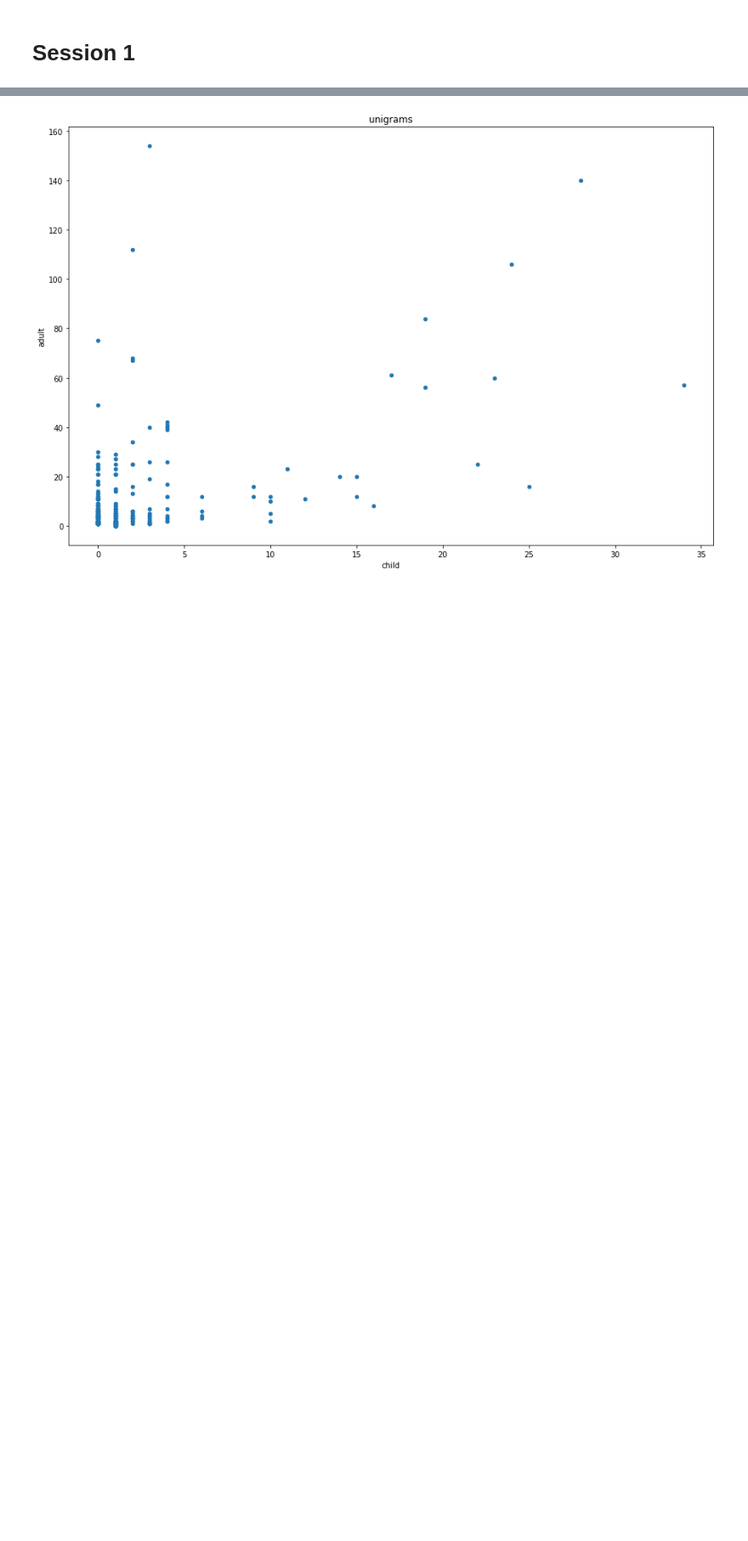
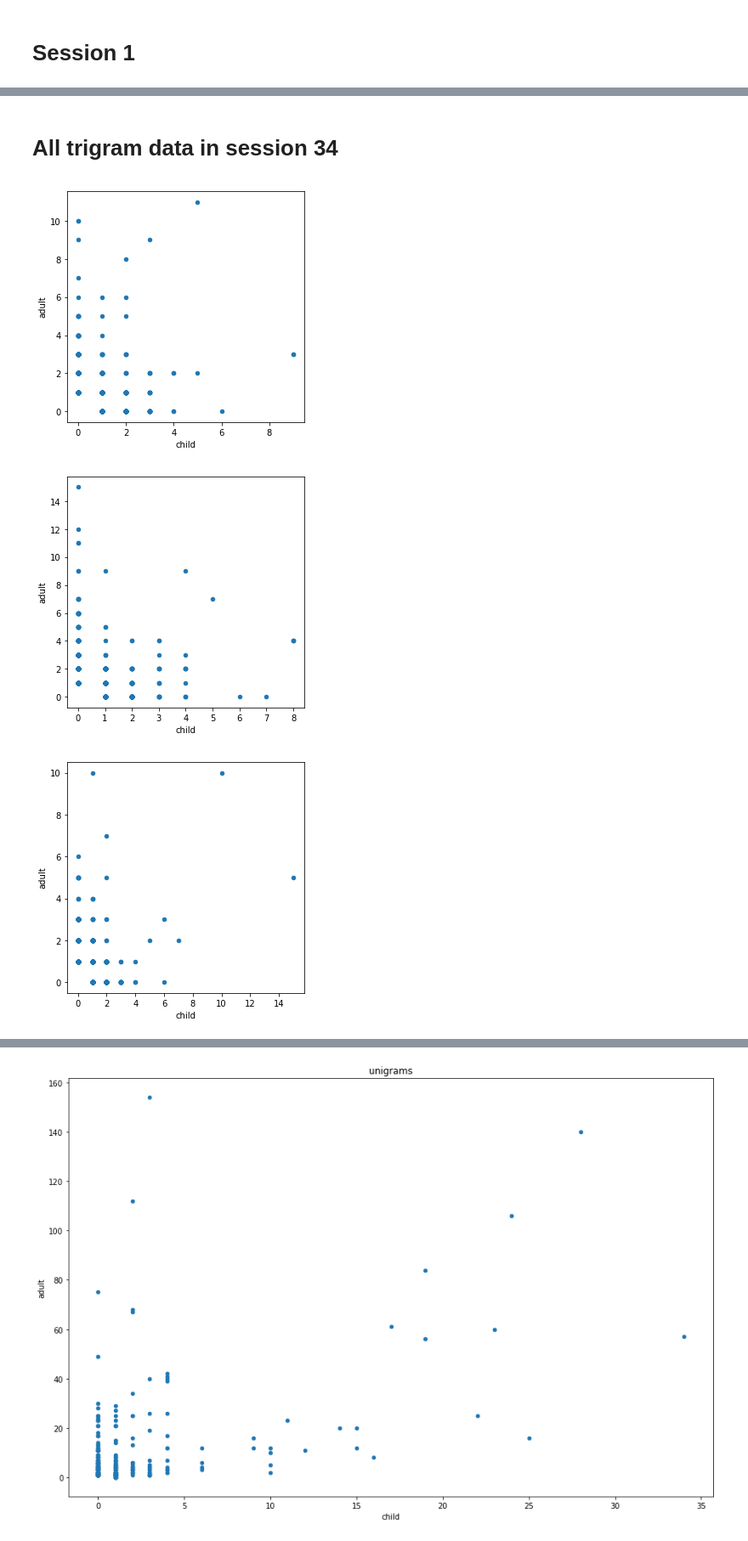
Before and after one commit to pfeyz/formulae-project, a Jupyter notebook: Morisita vs Cosine, Pearson, Spearman.ipynb, the cells around one changed output, grey strips where cells are left out. Shown at 85% size. Drawn from its saved outputs; the diff is of its cells as text; code cells hidden in the pictures; blank space fills up the shorter version.

```diff
--- a/Morisita vs Cosine, Pearson, Spearman.ipynb
+++ b/Morisita vs Cosine, Pearson, Spearman.ipynb
@@ -84,0 +152,14 @@ np.linspace?
+# %% [markdown]
+# All trigram data in session 34
+# %%
+x = (
+    trigrams
+    [trigrams.session.eq(34)]
+    .groupby(['corpus'])
+    .apply(ngram_vecs)
+)
+axes = x.groupby(level='corpus').plot.scatter(x='child', y='adult')
+# %% [output]
+[figure, added]
+[figure, added]
+[figure, added]
```
Also changed, not shown: parts of 10 cells of this notebook.
